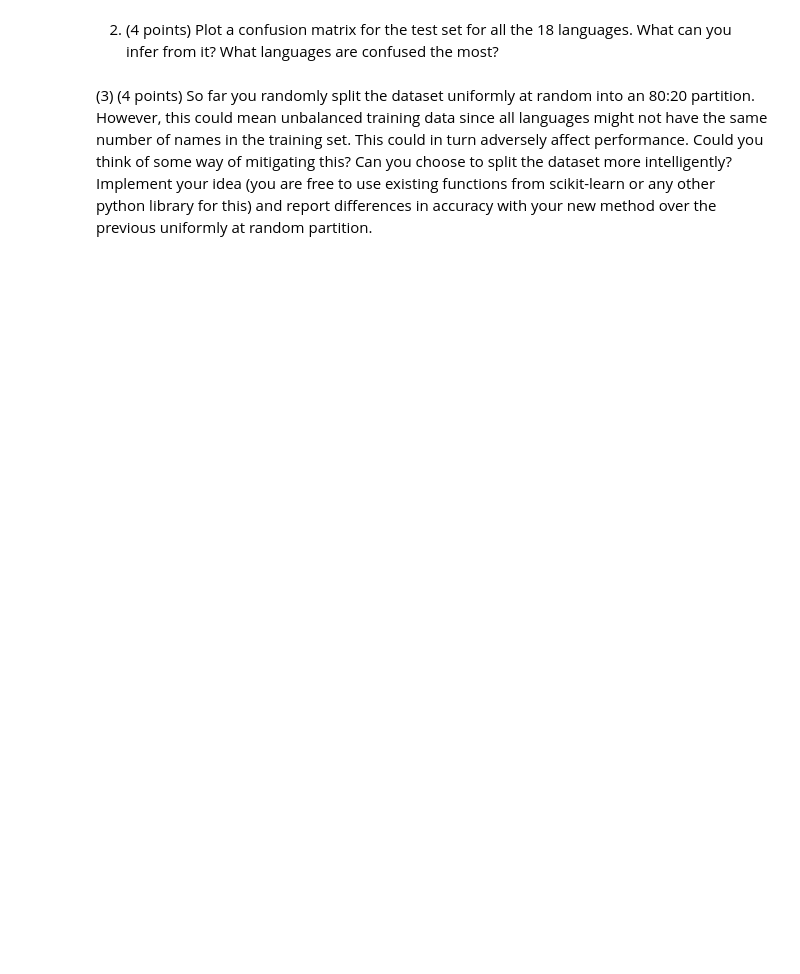
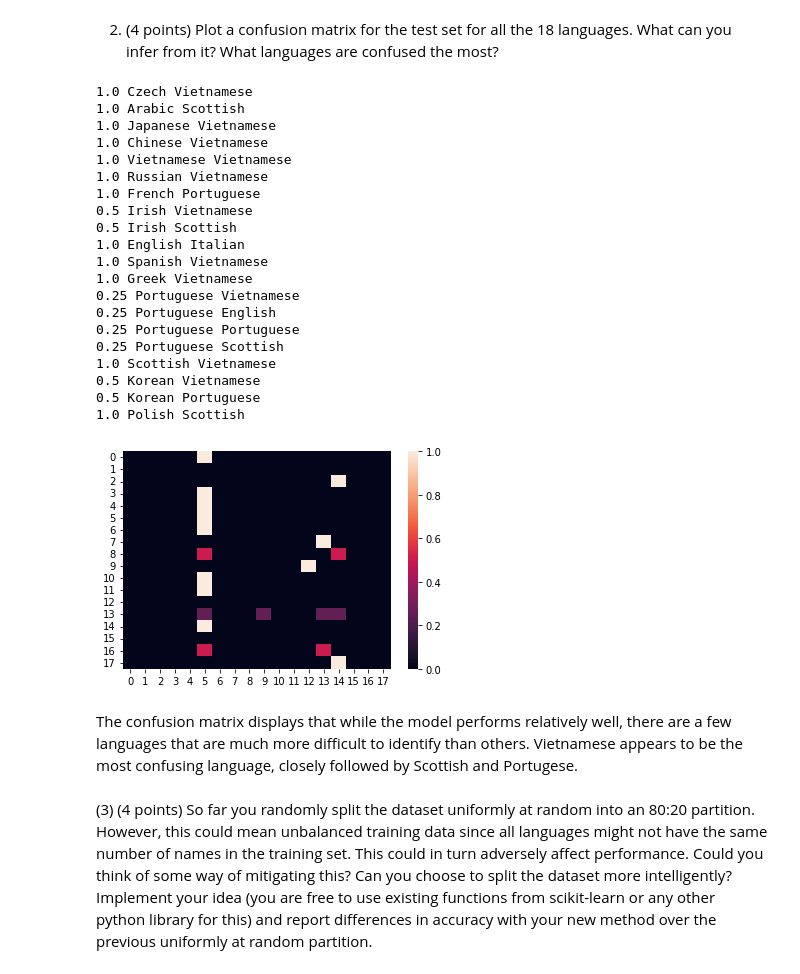
Before and after one commit to smritisrikanth/Machine-Learning, a Jupyter notebook: HW3/Hw3_lab_template.ipynb, the cells around one changed output. Saved outputs shown, nothing was run; the diff lists cells and outputs as text; code cells hidden in the pictures; blank space fills up the shorter version.

```diff
--- a/HW3/Hw3_lab_template.ipynb
+++ b/HW3/Hw3_lab_template.ipynb
@@ -213,2 +223,52 @@ plt.legend()
+# %%
+#TODO, your plot and some discussion on the plot
+import numpy as np
+import seaborn as sns
+from sklearn.preprocessing import normalize
+
+y = 0
+categories = {}
+for language in names.keys():
+      categories[y] = language
+      y = y+1
+
+matrix = np.zeros([18,18])
+
+for i in range (len(outputs)):
+    matrix[labels[i]][np.argmax(np.array(outputs[i]))] += 1
+
+normalized_matrix = normalize(matrix,axis=1,norm='l1')
+
+for i in range (18):
+  for j in range(18):
+    if normalized_matrix[i][j] > 0:
+      print(normalized_matrix[i][j], categories[i], categories[j])
+
+sns.heatmap(normalized_matrix)
+plt.show()
+# %% [output]
+1.0 Czech Vietnamese
+1.0 Arabic Scottish
+1.0 Japanese Vietnamese
+1.0 Chinese Vietnamese
+1.0 Vietnamese Vietnamese
+1.0 Russian Vietnamese
+1.0 French Portuguese
+0.5 Irish Vietnamese
+0.5 Irish Scottish
+1.0 English Italian
+1.0 Spanish Vietnamese
+1.0 Greek Vietnamese
+0.25 Portuguese Vietnamese
+0.25 Portuguese English
+0.25 Portuguese Portuguese
+0.25 Portuguese Scottish
+1.0 Scottish Vietnamese
+0.5 Korean Vietnamese
+0.5 Korean Portuguese
+1.0 Polish Scottish
+[figure, added]
+# %% [markdown]
+The confusion matrix displays that while the model performs relatively well, there are a few languages that are much more difficult to identify than others. Vietnamese appears to be the most confusing language, closely followed by Scottish and Portugese.
 # %% [markdown]
 (3) (4 points) So far you randomly split the dataset uniformly at random into an 80:20 partition. However, this could mean unbalanced training data since all languages might not have the same number of names in the training set. This could in turn adversely affect performance. Could you think of some way of mitigating this? Can you choose to split the dataset more intelligently? Implement your idea (you are free to use existing functions from scikit-learn or any other python library for this) and report differences in accuracy with your new method over the previous uniformly at random partition.
```
Also changed, not shown: parts of 8 cells of this notebook.
